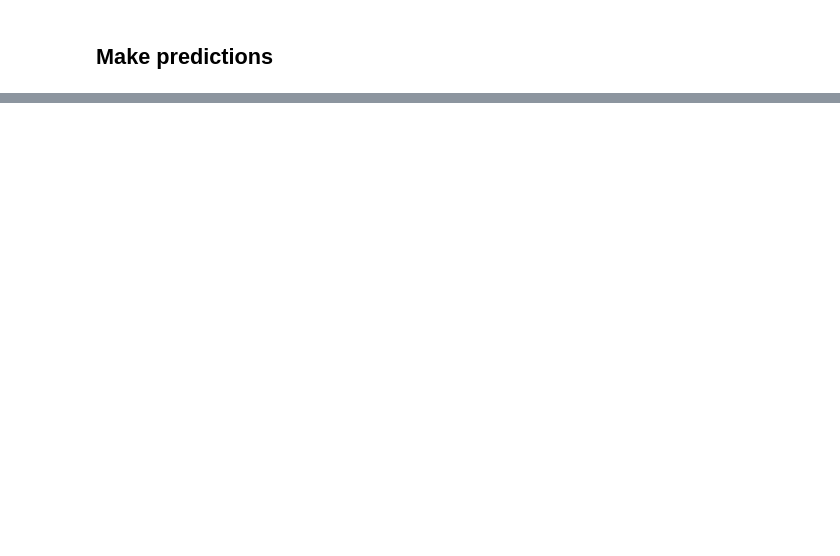
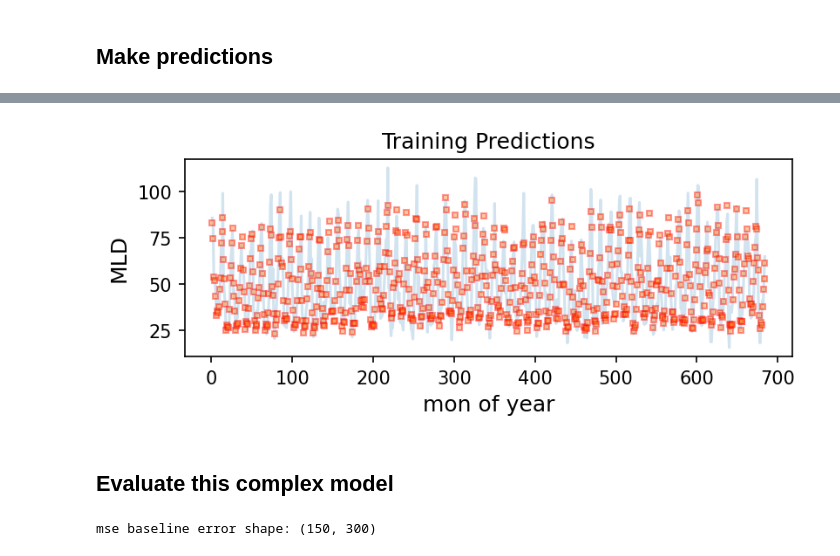
Before and after one commit to Yiyu-Zheng/MLinATS-HW, a Jupyter notebook: HW2/HW2-ANN.ipynb, the cells around one changed output, grey strips where cells are left out. Cells and saved outputs as stored; diff of their text form; code cells hidden in the pictures; blank space fills up the shorter version.

```diff
--- a/HW2/HW2-ANN.ipynb
+++ b/HW2/HW2-ANN.ipynb
@@ -388,0 +502,4 @@ plt.show()
+# %%
+# make predictions for training and testing set
+y_pred_train = model.predict(Xtrain[:,1:])
+y_pred_test = np.squeeze(model.predict(Xtest[:,:,1:]))
@@ -388,0 +509,24 @@ plt.show()
+# %%
+# plot training values
+fig, ax = plt.subplots(figsize=(6, 2))
+
+ax.plot(X[:,0], y_train, alpha=0.2)
+ax.plot(Xtrain[:,0], y_pred_train, "s", markersize=3, alpha=0.4, linewidth=0.1, markeredgecolor="r")
+ax.set_xlabel("mon of year")
+ax.set_ylabel("MLD")
+
+plt.title("Training Predictions")
+plt.show()
+# %% [output]
+[figure, added]
+# %% [markdown]
+## Evaluate this complex model
+# %%
+# calculate MLD climatology for evaluation
+baseline = np.reshape(np.copy(OMLD_cf_allgrid), np.shape(ORA_MLD))
+
+# Baseline errors (mean squared errors)
+mse_baseline_errors = np.sqrt(np.mean((baseline - np.reshape(y_allgrid, np.shape(ORA_MLD)))**2, axis=0))
+print('mse baseline error shape:', mse_baseline_errors.shape)
+# %% [output]
+mse baseline error shape: (150, 300)
```
Also changed, not shown: parts of 25 cells of this notebook.
